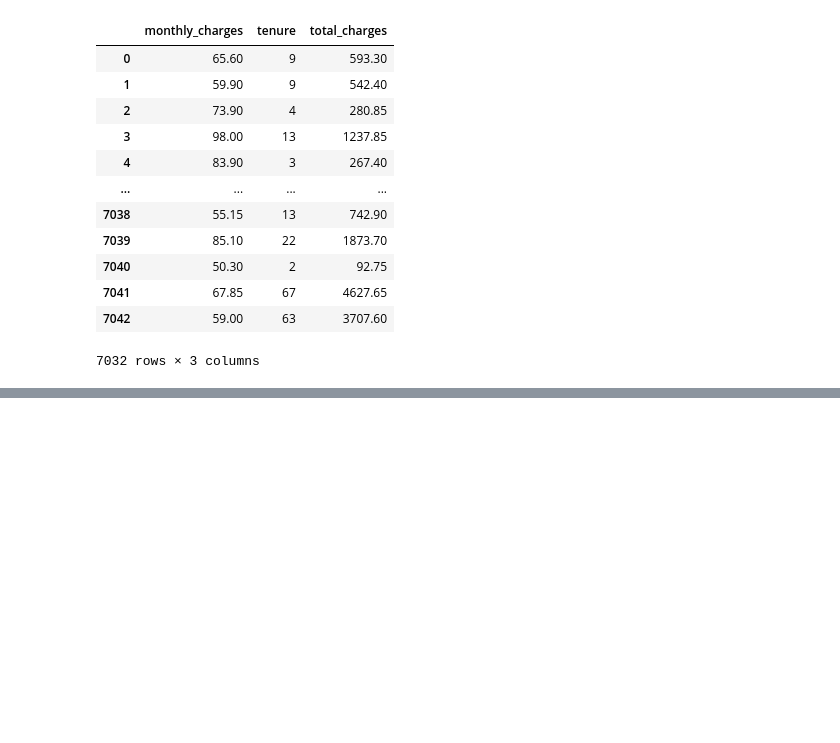
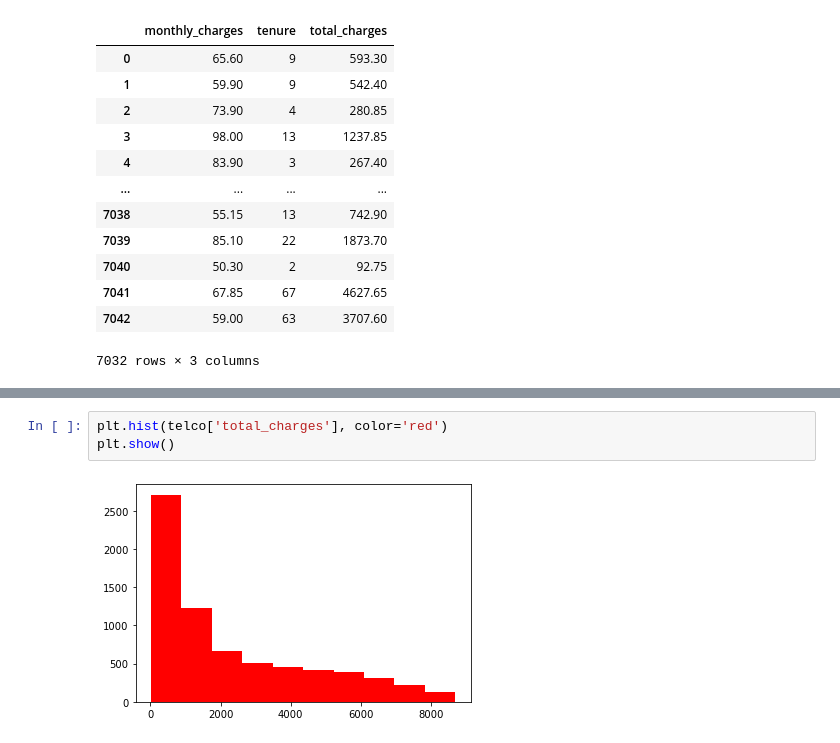
Before and after one commit to Severina7/Man_in_a_hole, a Jupyter notebook: doodle_and_draft.ipynb, the cells around one changed output, grey strips where cells are left out. Cells and saved outputs as stored; diff of their text form; blank space fills up the shorter version.

```diff
--- a/doodle_and_draft.ipynb
+++ b/doodle_and_draft.ipynb
@@ -226,0 +237,5 @@ relevant_cols
+# %%
+plt.hist(telco['total_charges'], color='red')
+plt.show()
+# %% [output]
+[figure, added]
```
Also changed, not shown: parts of 14 cells of this notebook.
